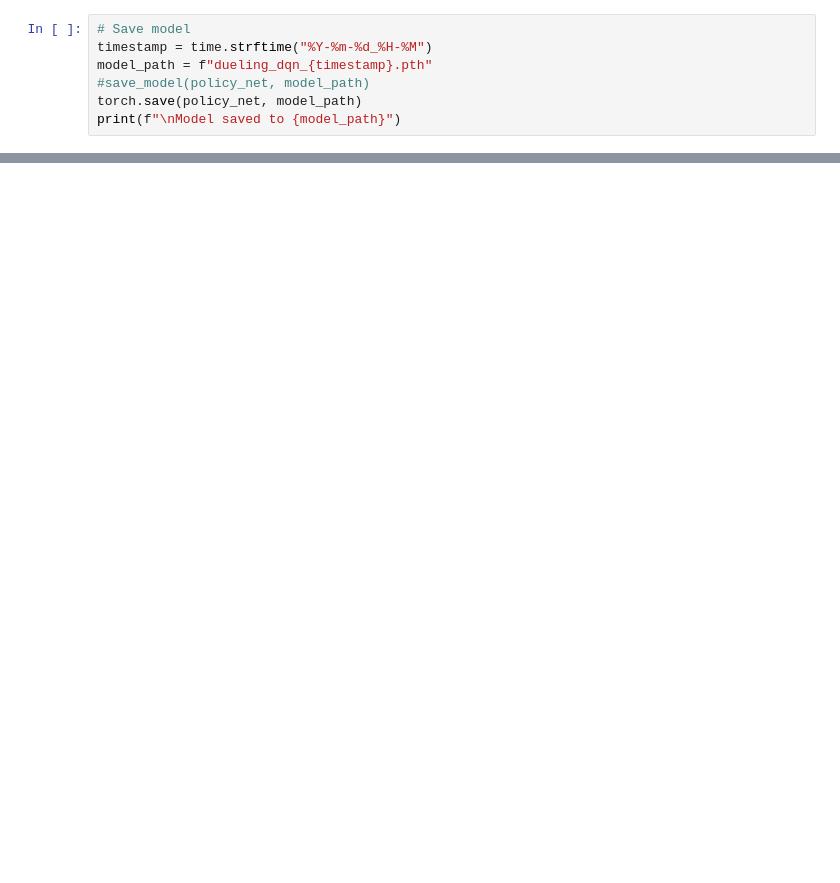
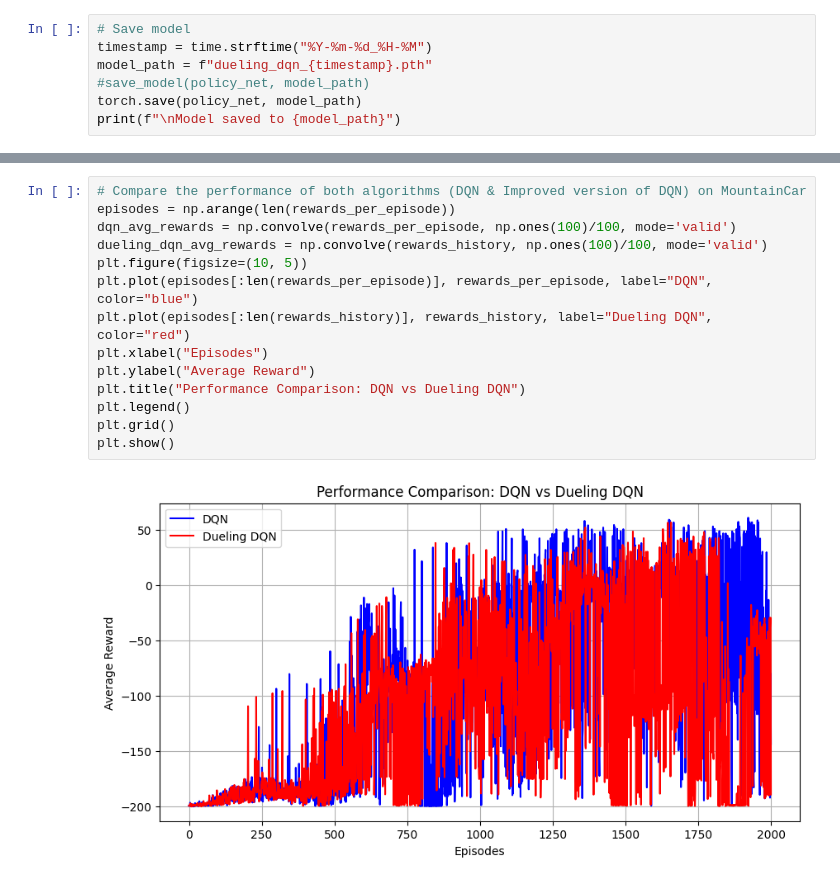
Before and after one commit to HandleGod101/CSE546-Sp25-Assignment-2-Team-18, a Jupyter notebook: a2_part_3_senandem_adwibedi copy.ipynb, the cells around one changed output, grey strips where cells are left out. Drawn from its saved outputs; the diff is of its cells as text; blank space fills up the shorter version.

```diff
--- a/a2_part_3_senandem_adwibedi copy.ipynb
+++ b/a2_part_3_senandem_adwibedi copy.ipynb
@@ -995,0 +1301,16 @@ plt.show()
+# %%
+# Compare the performance of both algorithms (DQN & Improved version of DQN) on MountainCar
+episodes = np.arange(len(rewards_per_episode))
+dqn_avg_rewards = np.convolve(rewards_per_episode, np.ones(100)/100, mode='valid')
+dueling_dqn_avg_rewards = np.convolve(rewards_history, np.ones(100)/100, mode='valid')
+plt.figure(figsize=(10, 5))
+plt.plot(episodes[:len(rewards_per_episode)], rewards_per_episode, label="DQN", color="blue")
+plt.plot(episodes[:len(rewards_history)], rewards_history, label="Dueling DQN", color="red")
+plt.xlabel("Episodes")
+plt.ylabel("Average Reward")
+plt.title("Performance Comparison: DQN vs Dueling DQN")
+plt.legend()
+plt.grid()
+plt.show()
+# %% [output]
+[figure, added]
```
Also changed, not shown: parts of 28 cells of this notebook, 2 other files.
